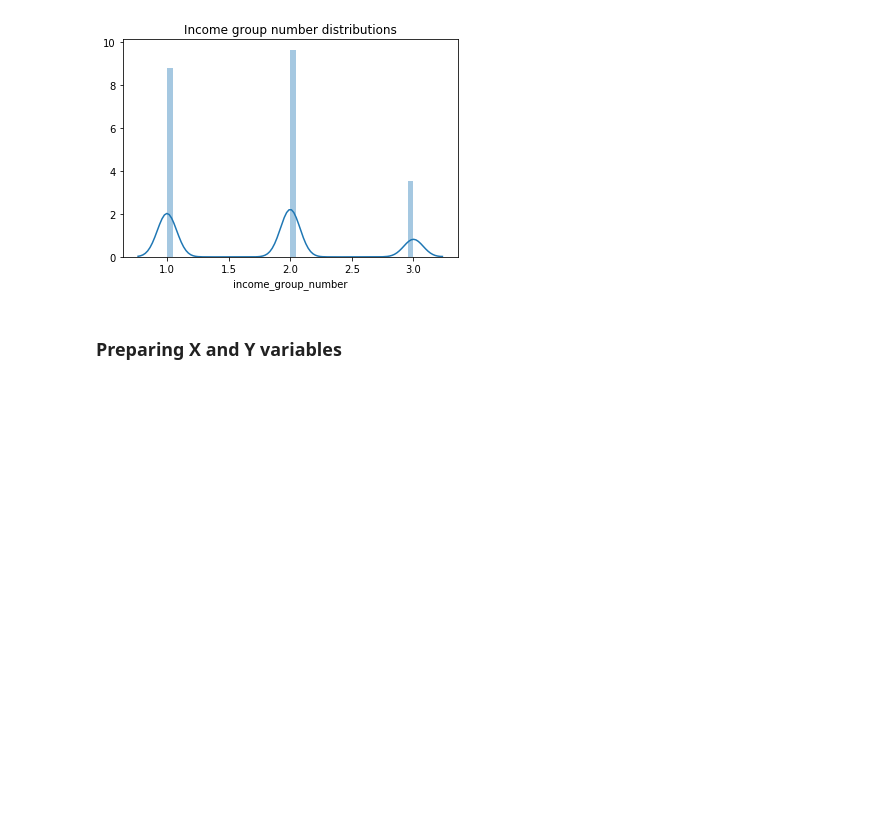
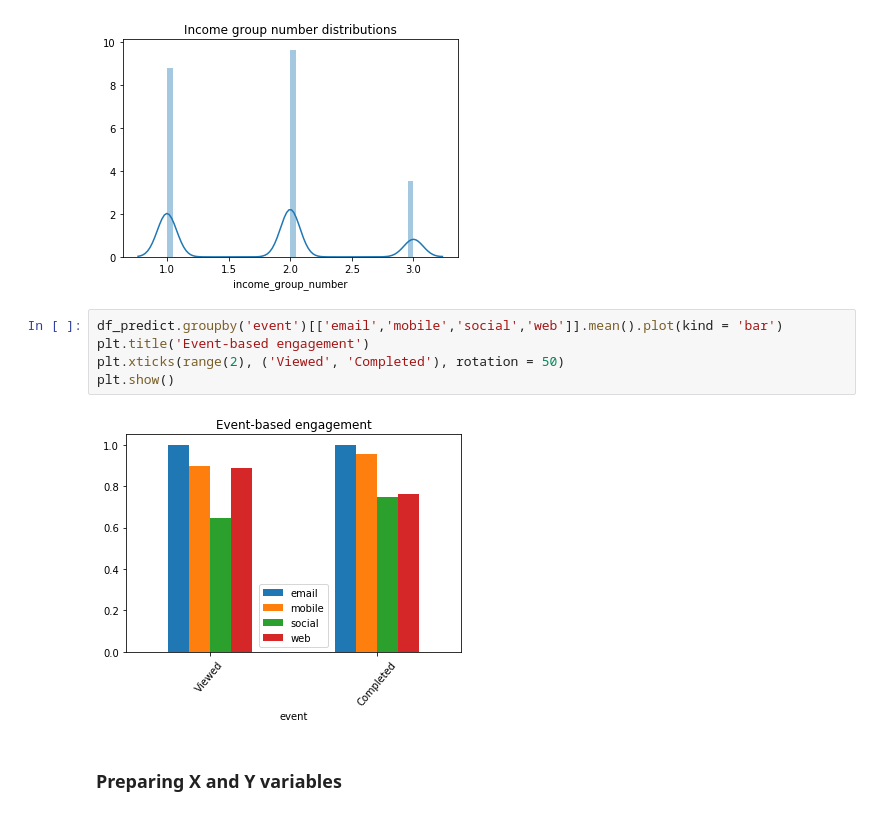
Before and after one commit to Colognesi/Udacity-Starbucks-Capstone-Project, a Jupyter notebook: Notebook/Starbucks_Capstone_notebook.ipynb, the cells around one changed output. Cells and saved outputs as stored; diff of their text form; blank space fills up the shorter version.

```diff
--- a/Notebook/Starbucks_Capstone_notebook.ipynb
+++ b/Notebook/Starbucks_Capstone_notebook.ipynb
@@ -449,6 +455,13 @@ sns.distplot(df_predict['income_group_number'])
 # %% [output]
 <matplotlib.axes._subplots.AxesSubplot at 0x...>
 [figure]
+# %%
+df_predict.groupby('event')[['email','mobile','social','web']].mean().plot(kind = 'bar')
+plt.title('Event-based engagement')
+plt.xticks(range(2), ('Viewed', 'Completed'), rotation = 50)
+plt.show()
+# %% [output]
+[figure, added]
 # %% [markdown]
 ### Preparing X and Y variables
 # %%
```
Also changed, not shown: parts of 4 cells of this notebook.
